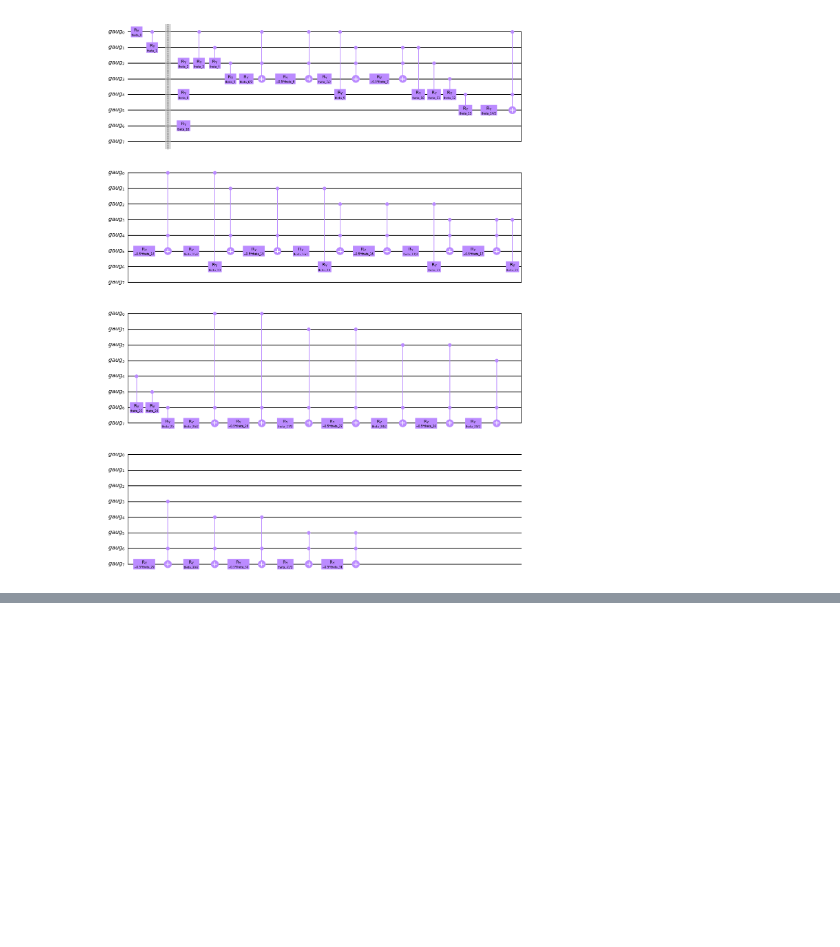
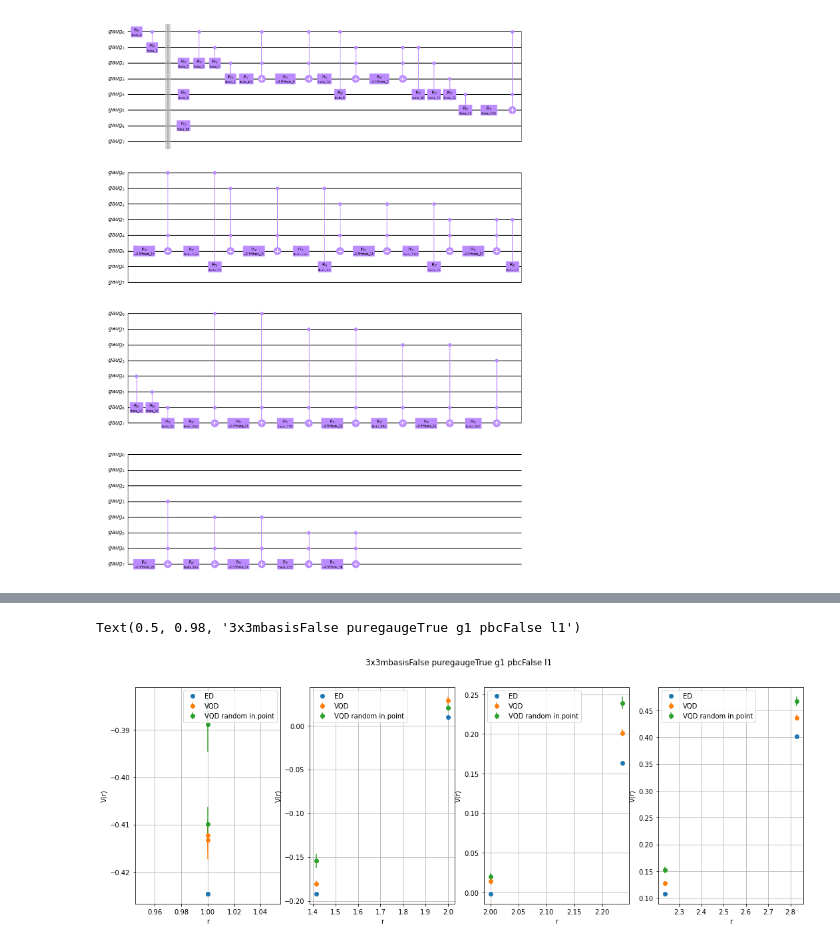
Before and after one commit to ariannacrippa/QC_lattice_H, a Jupyter notebook: notebooks/Quantinuum/quantinuum_staticcharges_test.ipynb, the cells around one changed output, grey strips where cells are left out. Saved outputs shown, nothing was run; the diff lists cells and outputs as text; code cells hidden in the pictures; blank space fills up the shorter version.

```diff
--- a/notebooks/Quantinuum/quantinuum_staticcharges_test.ipynb
+++ b/notebooks/Quantinuum/quantinuum_staticcharges_test.ipynb
@@ -117,0 +166,17 @@ Total n.er of parameters: 32
+# %%
+fig,ax = plt.subplots(1,4, figsize=(18, 6))
+
+for n in range(4):
+    ax[n].plot(latt_rlist_ordered[2*n:2*n+2],E_0_ED[2*n:2*n+2],'o',label=f'ED')
+    ax[n].errorbar(latt_rlist_ordered[2*n:2*n+2], E_0_VQD[2*n:2*n+2], yerr=stddev_VQD[2*n:2*n+2], fmt='o',label=r"VQD")
+    ax[n].errorbar(latt_rlist_ordered[2*n:2*n+2],E_0_VQD_rnd[2*n:2*n+2], yerr=stddev_VQD_rnd[2*n:2*n+2], fmt='o',label=r"VQD random in.point")
+
+    ax[n].grid()
+    ax[n].legend()
+    ax[n].set_xlabel('r')
+    ax[n].set_ylabel('V(r)')
+
+fig.suptitle('x'.join(map(str,latt.n_sites))+f'mbasis{magnetic_basis} puregauge{puregauge} g{g} pbc{pbc} l{l}')
+# %% [output]
+Text(0.5, 0.98, '3x3mbasisFalse puregaugeTrue g1 pbcFalse l1')
+[figure, added]
```
Also changed, not shown: parts of 5 cells of this notebook, 2 other files.
